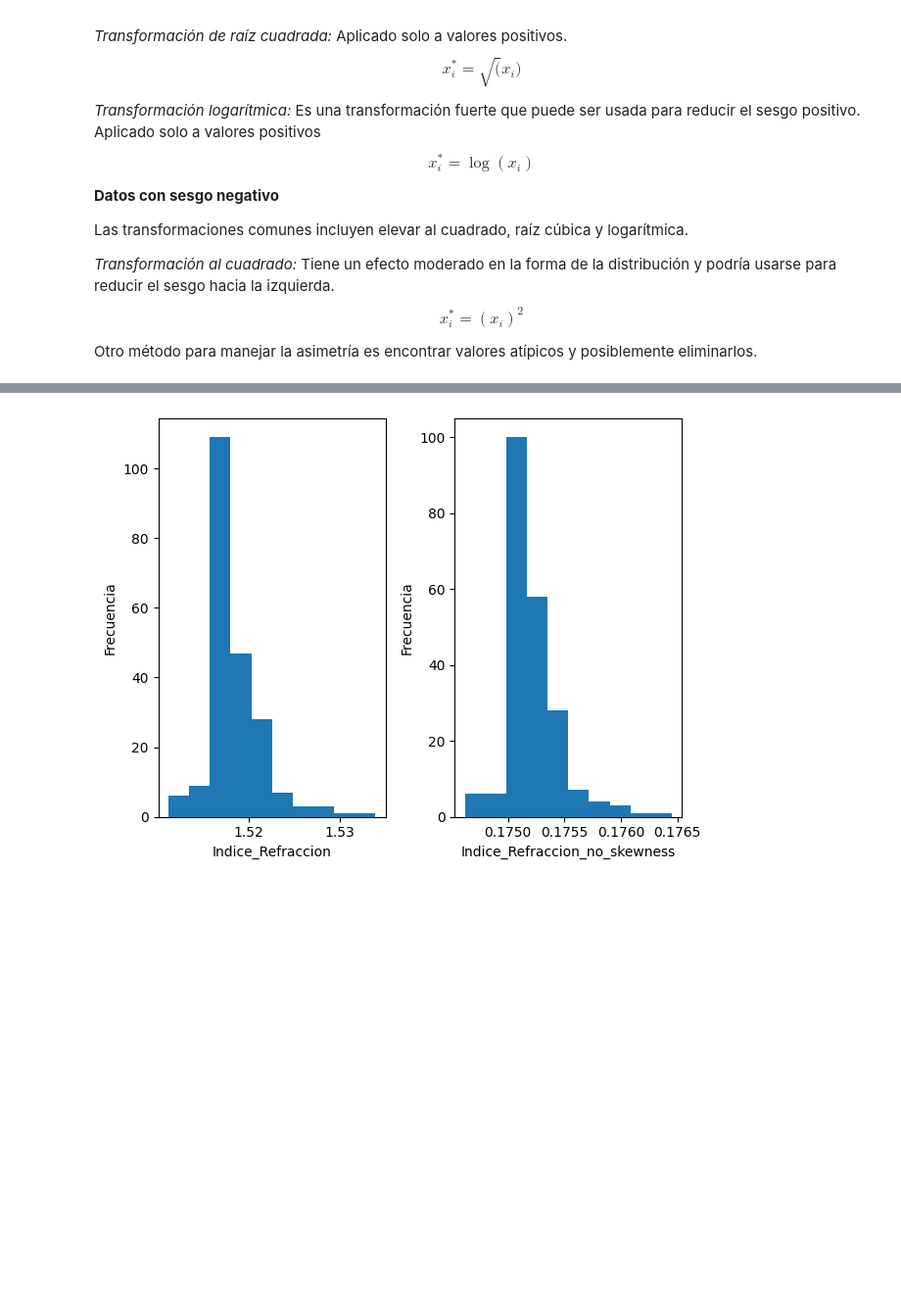
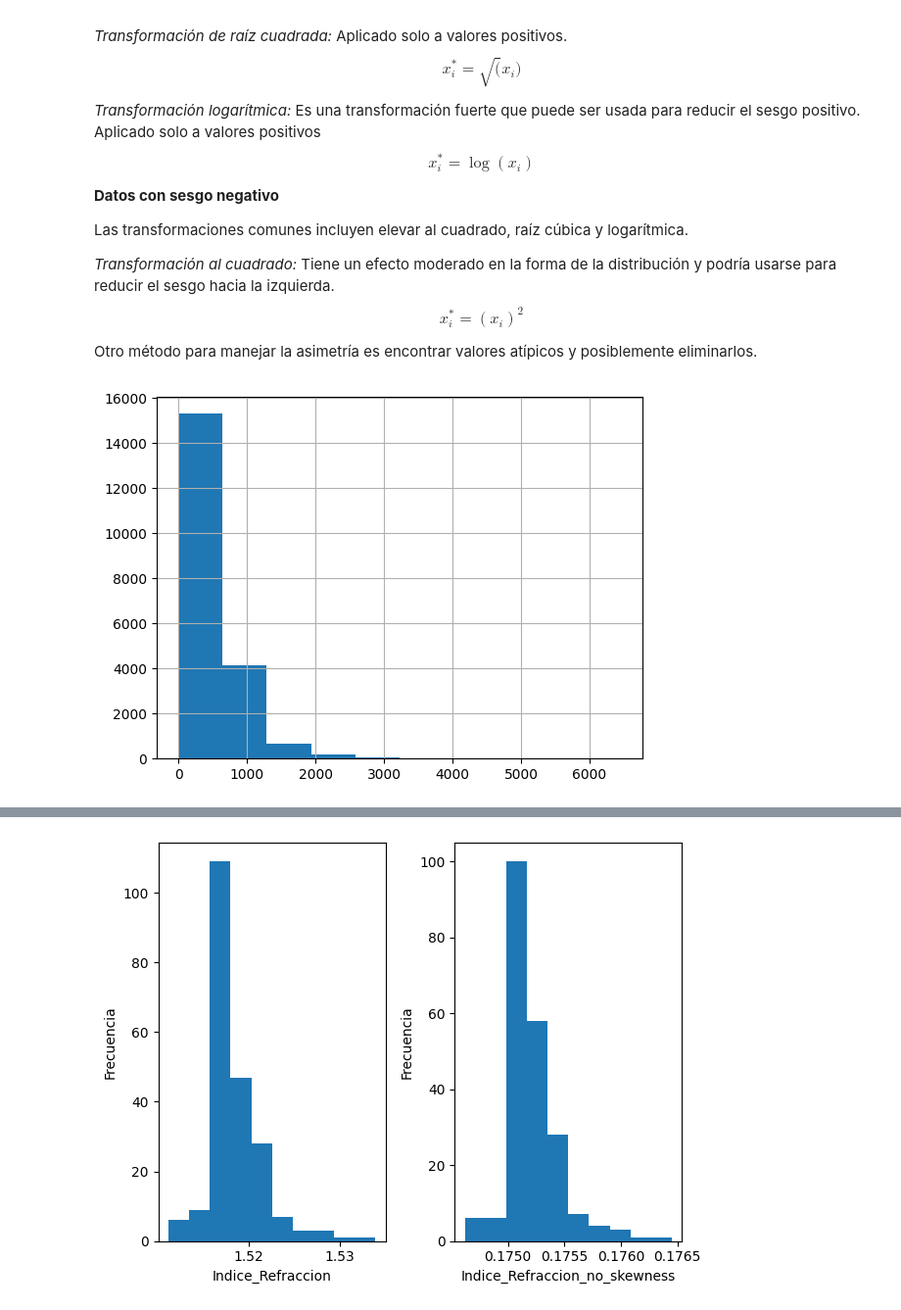
Before and after one commit to EstebanGomezVal/Modelado_datos_Valerio, a Jupyter notebook: Procesamiento/ExploracionDatos.ipynb, the cells around one changed output, grey strips where cells are left out. Shown: that part at 98% size. Cells and saved outputs as stored; diff of their text form; code cells hidden in the pictures; blank space fills up the shorter version.

```diff
--- a/Procesamiento/ExploracionDatos.ipynb
+++ b/Procesamiento/ExploracionDatos.ipynb
@@ -528,0 +545,7 @@ Otro método para manejar la asimetría es encontrar valores atípicos y posible
+# %%
+ruta = r'C:\Users\esteb\OneDrive\Documents\GitHub\Modelado_datos_Valerio\Proyecto\Datos\california_housing.csv'
+df_cali = pd.read_csv(ruta)
+df_cali['total_bedrooms'].hist()
+df_cali = df_cali.dropna(subset = ['total_bedrooms'])
+# %% [output]
+[figure, added]
```
Also changed, not shown: parts of 8 cells of this notebook, 1 other file.
